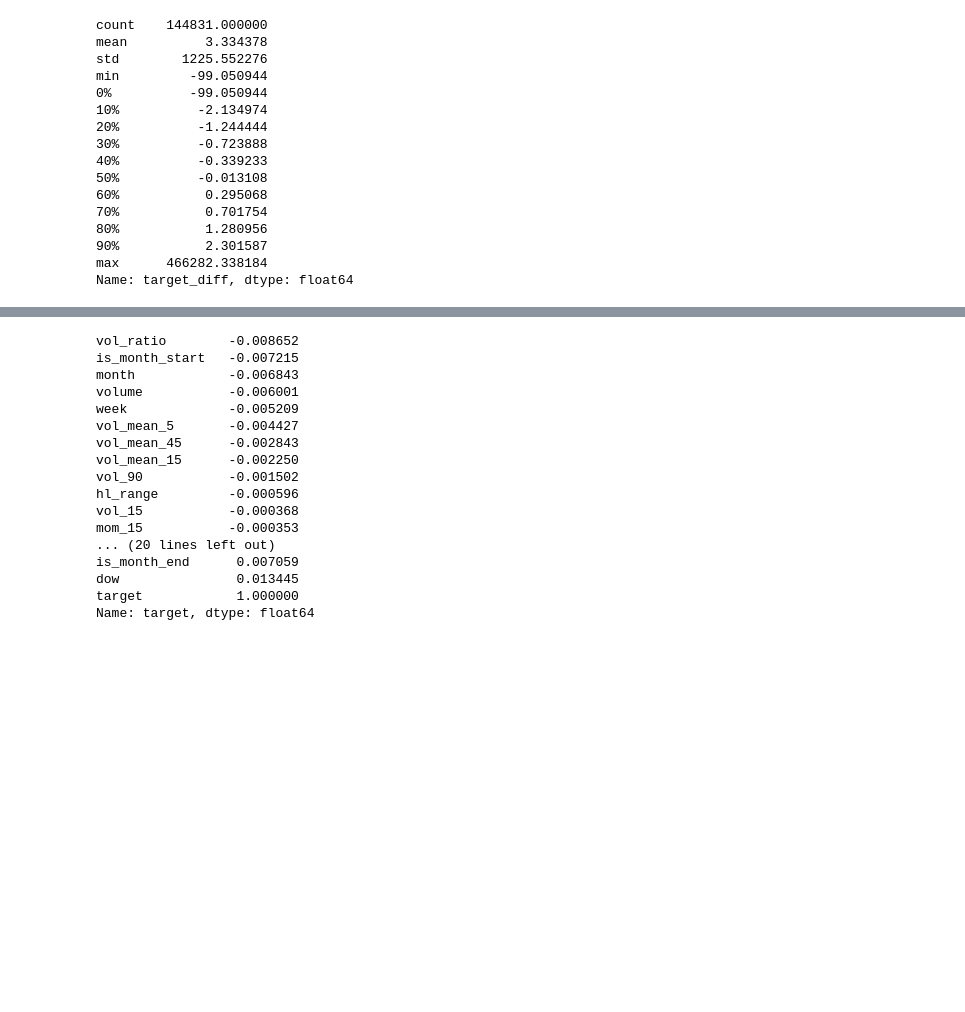
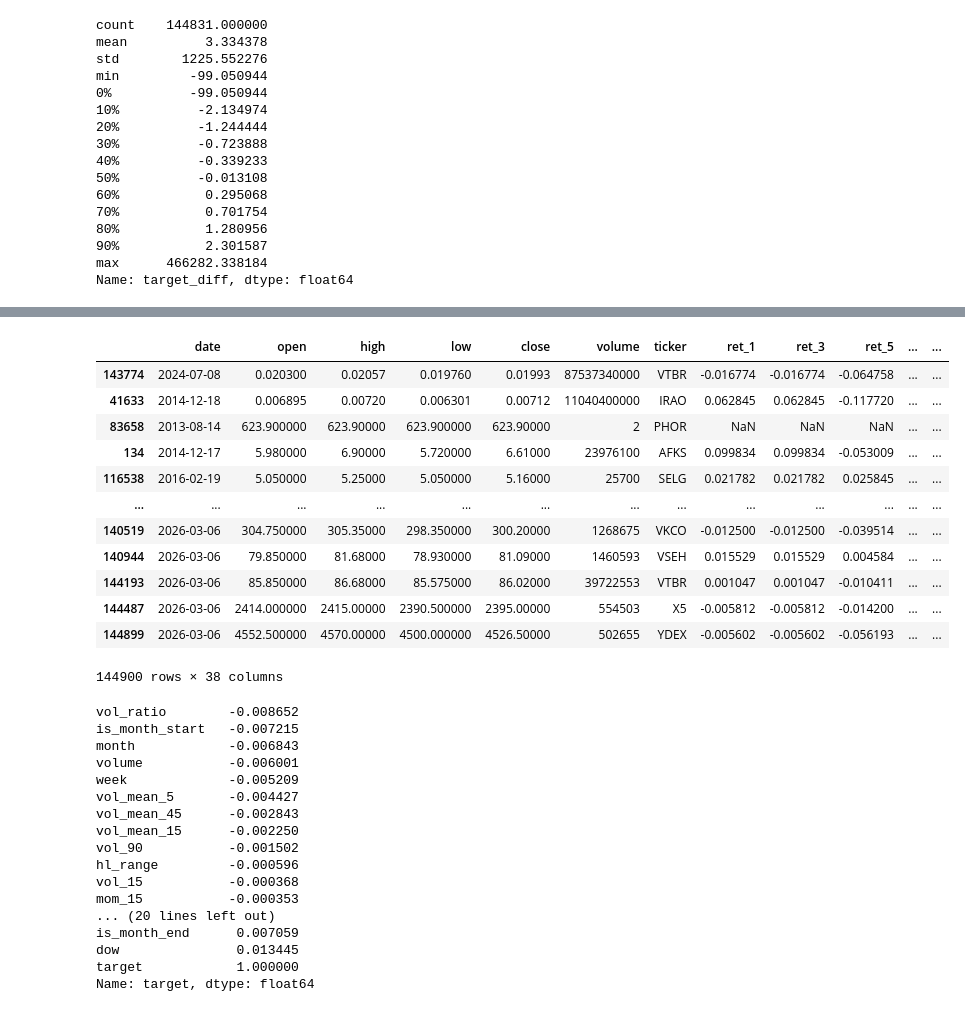
Before and after one commit to svetlana-terzeman/MOEX, a Jupyter notebook: Modeling/2. featires_engineering.ipynb, the cells around one changed output, grey strips where cells are left out. Saved outputs shown, nothing was run; the diff lists cells and outputs as text; code cells hidden in the pictures; blank space fills up the shorter version.

```diff
--- a/Modeling/2. featires_engineering.ipynb
+++ b/Modeling/2. featires_engineering.ipynb
@@ -126,3 +159,19 @@ Name: target_diff, dtype: float64
+# %%
+df.sort_values(by=["target_diff"], ascending=False)
+# %% [output]
+|  | date | open | high | low | close | volume | ticker | ret_1 | ret_3 | ret_5 | ... | ... |
+| 143774 | 2024-07-08 | 0.020300 | 0.02057 | 0.019760 | 0.01993 | 87537340000 | VTBR | -0.016774 | -0.016774 | -0.064758 | ... | ... |
+| 41633 | 2014-12-18 | 0.006895 | 0.00720 | 0.006301 | 0.00712 | 11040400000 | IRAO | 0.062845 | 0.062845 | -0.117720 | ... | ... |
+| 83658 | 2013-08-14 | 623.900000 | 623.90000 | 623.900000 | 623.90000 | 2 | PHOR | NaN | NaN | NaN | ... | ... |
+| 134 | 2014-12-17 | 5.980000 | 6.90000 | 5.720000 | 6.61000 | 23976100 | AFKS | 0.099834 | 0.099834 | -0.053009 | ... | ... |
+| 116538 | 2016-02-19 | 5.050000 | 5.25000 | 5.050000 | 5.16000 | 25700 | SELG | 0.021782 | 0.021782 | 0.025845 | ... | ... |
+| ... | ... | ... | ... | ... | ... | ... | ... | ... | ... | ... | ... | ... |
+| 140519 | 2026-03-06 | 304.750000 | 305.35000 | 298.350000 | 300.20000 | 1268675 | VKCO | -0.012500 | -0.012500 | -0.039514 | ... | ... |
+| 140944 | 2026-03-06 | 79.850000 | 81.68000 | 78.930000 | 81.09000 | 1460593 | VSEH | 0.015529 | 0.015529 | 0.004584 | ... | ... |
+| 144193 | 2026-03-06 | 85.850000 | 86.68000 | 85.575000 | 86.02000 | 39722553 | VTBR | 0.001047 | 0.001047 | -0.010411 | ... | ... |
+| 144487 | 2026-03-06 | 2414.000000 | 2415.00000 | 2390.500000 | 2395.00000 | 554503 | X5 | -0.005812 | -0.005812 | -0.014200 | ... | ... |
+| 144899 | 2026-03-06 | 4552.500000 | 4570.00000 | 4500.000000 | 4526.50000 | 502655 | YDEX | -0.005602 | -0.005602 | -0.056193 | ... | ... |
+144900 rows × 38 columns
 # %%
 info = ['date', 'ticker']
 # %%
```
Also changed, not shown: parts of 2 cells of this notebook, 1 other file.
